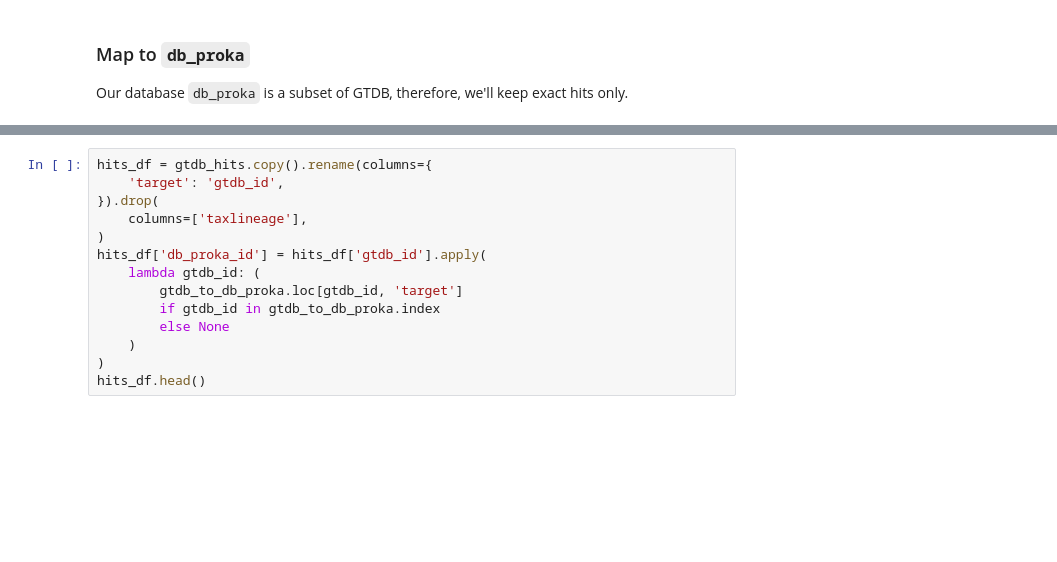
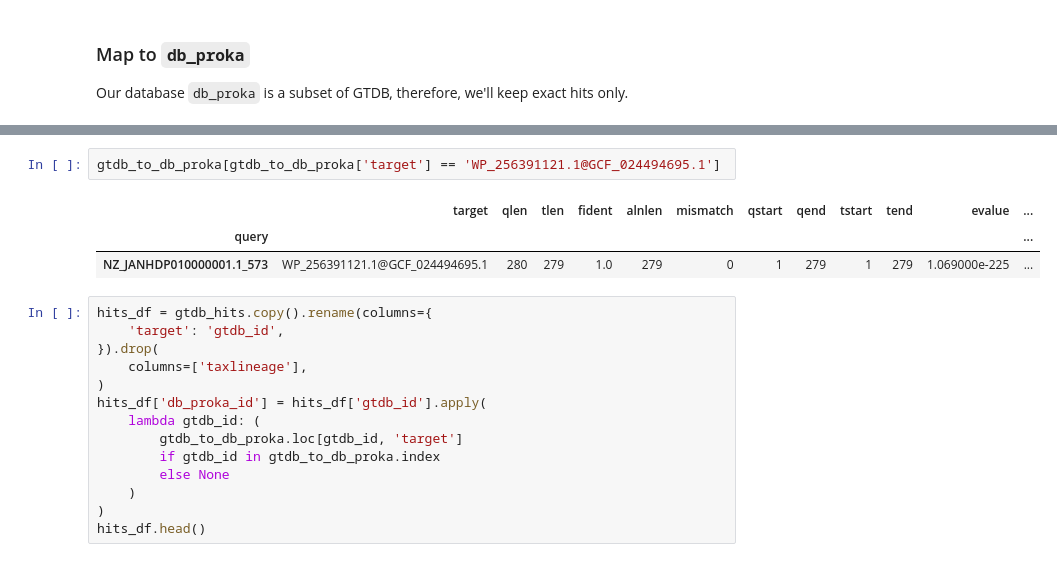
Before and after one commit to Chahrazadt87/AvB, a Jupyter notebook: notebook/homology_search.ipynb, the cells around one changed output, grey strips where cells are left out. Saved outputs shown, nothing was run; the diff lists cells and outputs as text; blank space fills up the shorter version.

```diff
--- a/notebook/homology_search.ipynb
+++ b/notebook/homology_search.ipynb
@@ -159,6 +160,12 @@ Number of matches between GTDB and db_proka: 201 of 328
 | BGOU01000010.1_32 | GBL42191.1@GCA_003569705.1 | 252 | 251 | 1.0 | 251 | 0 | 1 | 251 | 1 | 251 | 3.945000e-190 | ... |
 | CACHDH010000007.1_5 | CACHDH010000007.1_5@GCA_902578515.1 | 257 | 257 | 1.0 | 256 | 0 | 1 | 256 | 1 | 256 | 3.822000e-197 | ... |
 | CAJWBY010000188.1_8 | CAJWBY010000188.1_8@GCA_913020705.1 | 246 | 246 | 1.0 | 245 | 0 | 1 | 245 | 1 | 245 | 1.233000e-189 | ... |
+# %%
+gtdb_to_db_proka[gtdb_to_db_proka['target'] == 'WP_256391121.1@GCF_024494695.1']
+# %% [output]
+|  | target | qlen | tlen | fident | alnlen | mismatch | qstart | qend | tstart | tend | evalue | ... |
+| query |  |  |  |  |  |  |  |  |  |  |  | ... |
+| NZ_JANHDP010000001.1_573 | WP_256391121.1@GCF_024494695.1 | 280 | 279 | 1.0 | 279 | 0 | 1 | 279 | 1 | 279 | 1.069000e-225 | ... |
 # %%
 hits_df = gtdb_hits.copy().rename(columns={
     'target': 'gtdb_id',
```
Also changed, not shown: parts of 6 cells of this notebook, 4 other files.
